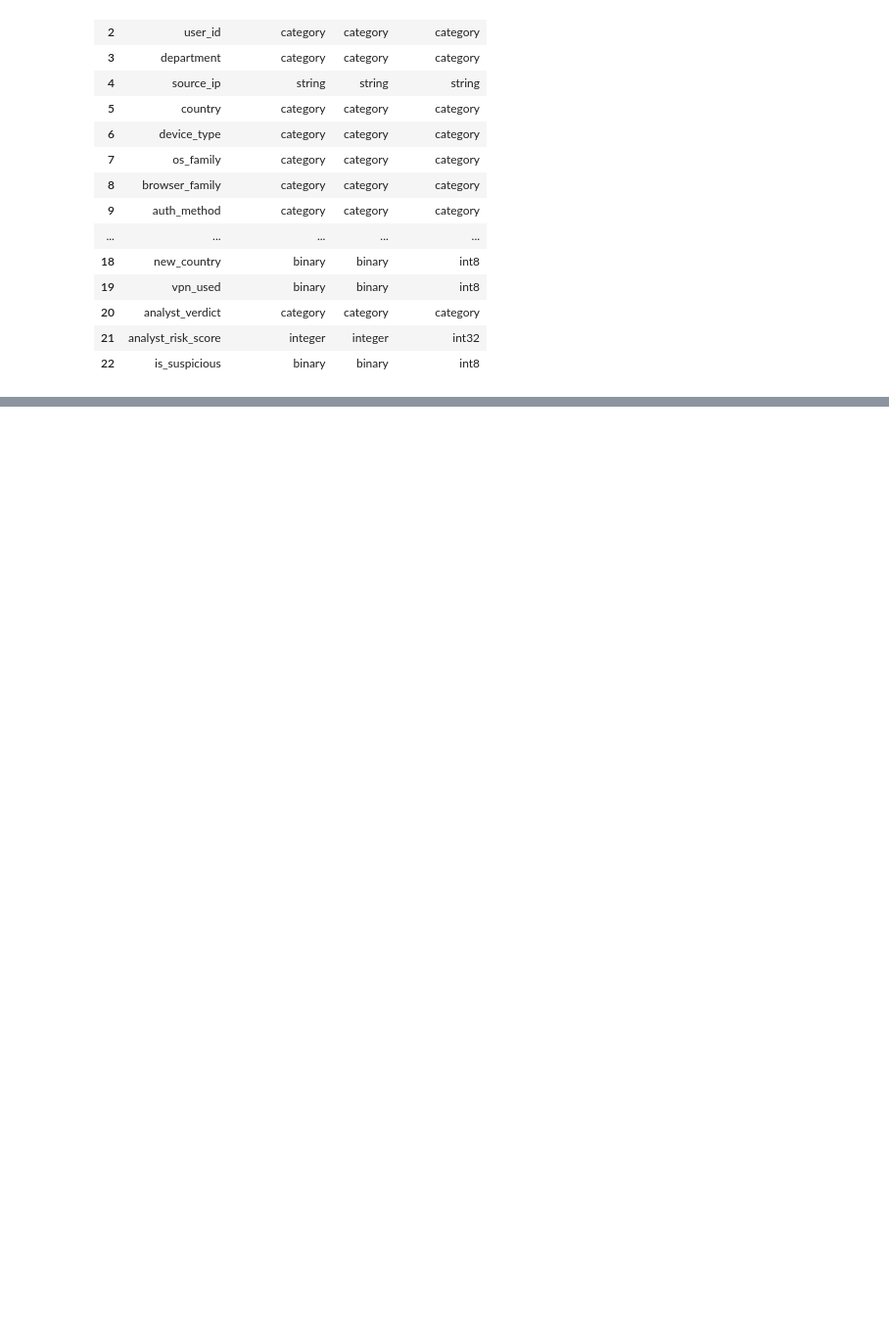
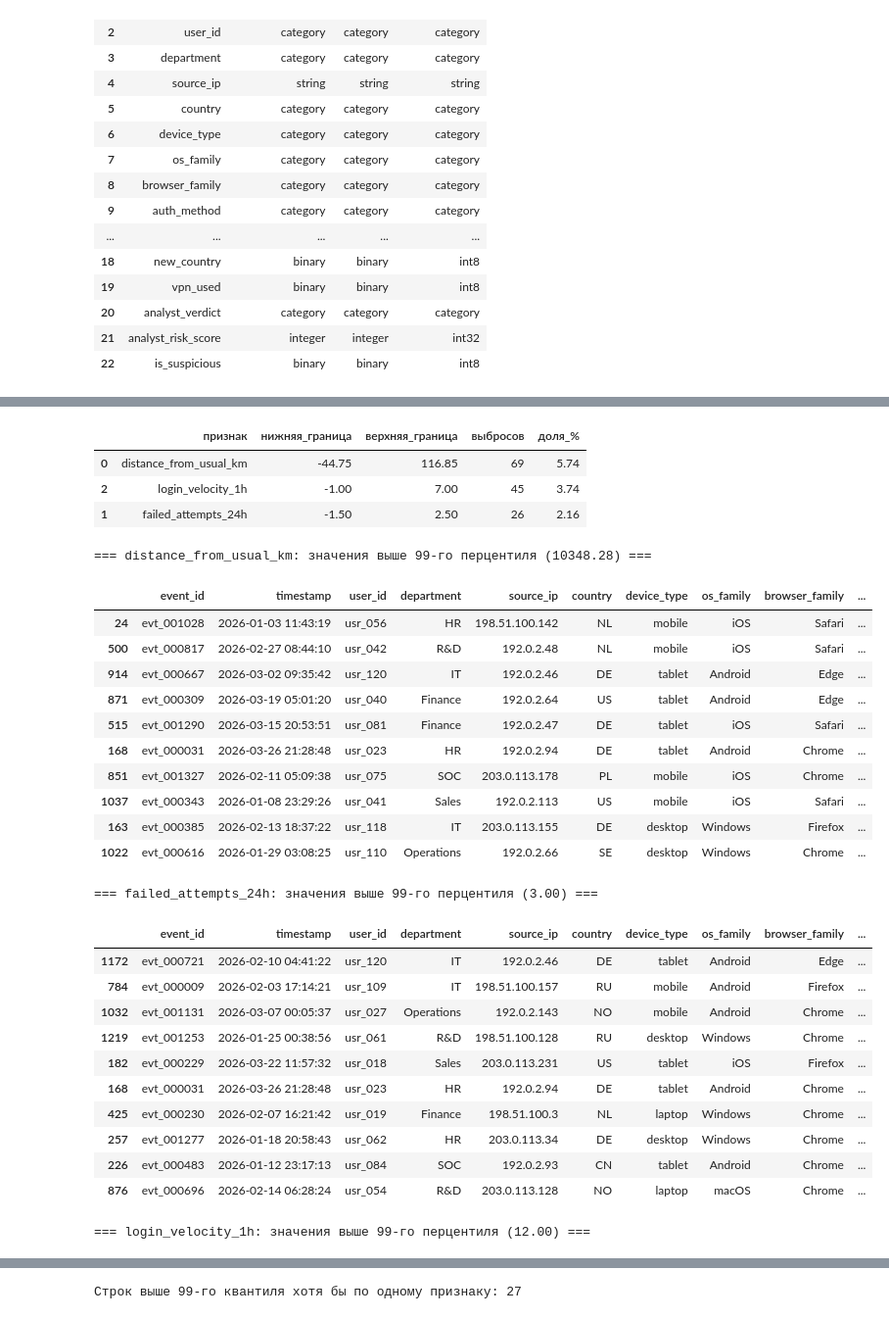
Before and after one commit to golimghostpy/lab01_ab-320_sychuk, a Jupyter notebook: lab01.ipynb, the cells around one changed output, grey strips where cells are left out. Shown at 98% size. Cells and saved outputs as stored; diff of their text form; code cells hidden in the pictures; blank space fills up the shorter version.

```diff
--- a/lab01.ipynb
+++ b/lab01.ipynb
@@ -829,0 +979,49 @@ display(pd.DataFrame(convert_log))
+# %%
+# Выбросы и подозрительные значения
+
+outlier_cols = [
+    'distance_from_usual_km',
+    'failed_attempts_24h',
+    'login_velocity_1h',
+]
+
+quantiles = [0.01, 0.05, 0.25, 0.5, 0.75, 0.95, 0.99]
+
+q_table = df[outlier_cols].quantile(quantiles).T
+q_table['min'] = df[outlier_cols].min()
+q_table['max'] = df[outlier_cols].max()
+
+display(q_table.round(2))
+
+def iqr_outliers(s):
+    # Метод межквартильного размаха
+    q1, q3 = s.quantile(0.25), s.quantile(0.75)
+    iqr = q3 - q1
+    low, high = q1 - 1.5 * iqr, q3 + 1.5 * iqr
+    mask = (s < low) | (s > high)
+    return mask, low, high
+
+
+iqr_rows = []
+for col in outlier_cols:
+    s = df[col].dropna()
+    mask, low, high = iqr_outliers(s)
+    n_out = int(mask.sum())
+    iqr_rows.append({
+        'признак': col,
+        'нижняя_граница': round(low, 2),
+        'верхняя_граница': round(high, 2),
+        'выбросов': n_out,
+        'доля_%': round(n_out / len(s) * 100, 2),
+    })
+
+iqr_report = pd.DataFrame(iqr_rows).sort_values('доля_%', ascending=False)
+display(iqr_report)
+
+for col in outlier_cols:
+    q99 = df[col].quantile(0.99)
+    above_rows = df.loc[df[col] > q99].sort_values(col, ascending=False).head(10)
+
+    print(f'\n=== {col}: значения выше 99-го перцентиля ({q99:.2f}) ===')
+    display(above_rows)
+# %% [output]
@@ -829,0 +1032,29 @@ display(pd.DataFrame(convert_log))
+|  | признак | нижняя_граница | верхняя_граница | выбросов | доля_% |
+| 0 | distance_from_usual_km | -44.75 | 116.85 | 69 | 5.74 |
+| 2 | login_velocity_1h | -1.00 | 7.00 | 45 | 3.74 |
+| 1 | failed_attempts_24h | -1.50 | 2.50 | 26 | 2.16 |
+=== distance_from_usual_km: значения выше 99-го перцентиля (10348.28) ===
+|  | event_id | timestamp | user_id | department | source_ip | country | device_type | os_family | browser_family | ... |
+| 24 | evt_001028 | 2026-01-03 11:43:19 | usr_056 | HR | 198.51.100.142 | NL | mobile | iOS | Safari | ... |
+| 500 | evt_000817 | 2026-02-27 08:44:10 | usr_042 | R&D | 192.0.2.48 | NL | mobile | iOS | Safari | ... |
+| 914 | evt_000667 | 2026-03-02 09:35:42 | usr_120 | IT | 192.0.2.46 | DE | tablet | Android | Edge | ... |
+| 871 | evt_000309 | 2026-03-19 05:01:20 | usr_040 | Finance | 192.0.2.64 | US | tablet | Android | Edge | ... |
+| 515 | evt_001290 | 2026-03-15 20:53:51 | usr_081 | Finance | 192.0.2.47 | DE | tablet | iOS | Safari | ... |
+| 168 | evt_000031 | 2026-03-26 21:28:48 | usr_023 | HR | 192.0.2.94 | DE | tablet | Android | Chrome | ... |
+| 851 | evt_001327 | 2026-02-11 05:09:38 | usr_075 | SOC | 203.0.113.178 | PL | mobile | iOS | Chrome | ... |
+| 1037 | evt_000343 | 2026-01-08 23:29:26 | usr_041 | Sales | 192.0.2.113 | US | mobile | iOS | Safari | ... |
+| 163 | evt_000385 | 2026-02-13 18:37:22 | usr_118 | IT | 203.0.113.155 | DE | desktop | Windows | Firefox | ... |
+| 1022 | evt_000616 | 2026-01-29 03:08:25 | usr_110 | Operations | 192.0.2.66 | SE | desktop | Windows | Chrome | ... |
+=== failed_attempts_24h: значения выше 99-го перцентиля (3.00) ===
+|  | event_id | timestamp | user_id | department | source_ip | country | device_type | os_family | browser_family | ... |
+| 1172 | evt_000721 | 2026-02-10 04:41:22 | usr_120 | IT | 192.0.2.46 | DE | tablet | Android | Edge | ... |
+| 784 | evt_000009 | 2026-02-03 17:14:21 | usr_109 | IT | 198.51.100.157 | RU | mobile | Android | Firefox | ... |
+| 1032 | evt_001131 | 2026-03-07 00:05:37 | usr_027 | Operations | 192.0.2.143 | NO | mobile | Android | Chrome | ... |
+| 1219 | evt_001253 | 2026-01-25 00:38:56 | usr_061 | R&D | 198.51.100.128 | RU | desktop | Windows | Chrome | ... |
+| 182 | evt_000229 | 2026-03-22 11:57:32 | usr_018 | Sales | 203.0.113.231 | US | tablet | iOS | Firefox | ... |
+| 168 | evt_000031 | 2026-03-26 21:28:48 | usr_023 | HR | 192.0.2.94 | DE | tablet | Android | Chrome | ... |
+| 425 | evt_000230 | 2026-02-07 16:21:42 | usr_019 | Finance | 198.51.100.3 | NL | laptop | Windows | Chrome | ... |
+| 257 | evt_001277 | 2026-01-18 20:58:43 | usr_062 | HR | 203.0.113.34 | DE | desktop | Windows | Chrome | ... |
+| 226 | evt_000483 | 2026-01-12 23:17:13 | usr_084 | SOC | 192.0.2.93 | CN | tablet | Android | Chrome | ... |
+| 876 | evt_000696 | 2026-02-14 06:28:24 | usr_054 | R&D | 203.0.113.128 | NO | laptop | macOS | Chrome | ... |
+=== login_velocity_1h: значения выше 99-го перцентиля (12.00) ===
@@ -829,0 +1076 @@ display(pd.DataFrame(convert_log))
+Строк выше 99-го квантиля хотя бы по одному признаку: 27
```
Also changed, not shown: parts of 7 cells of this notebook.
